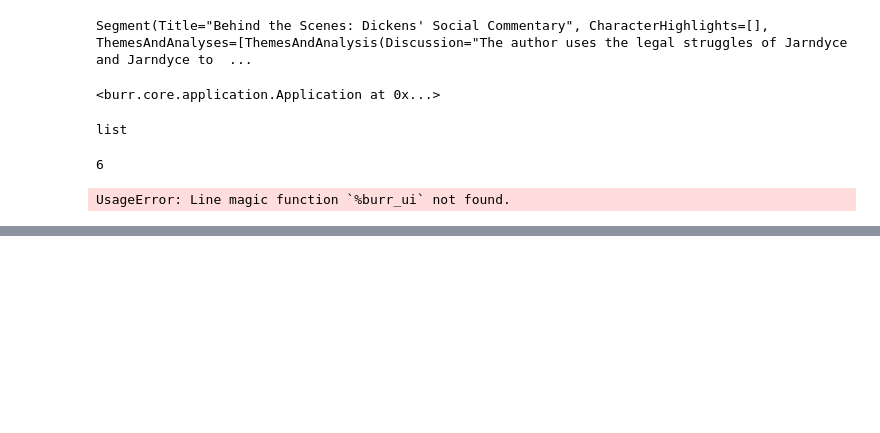
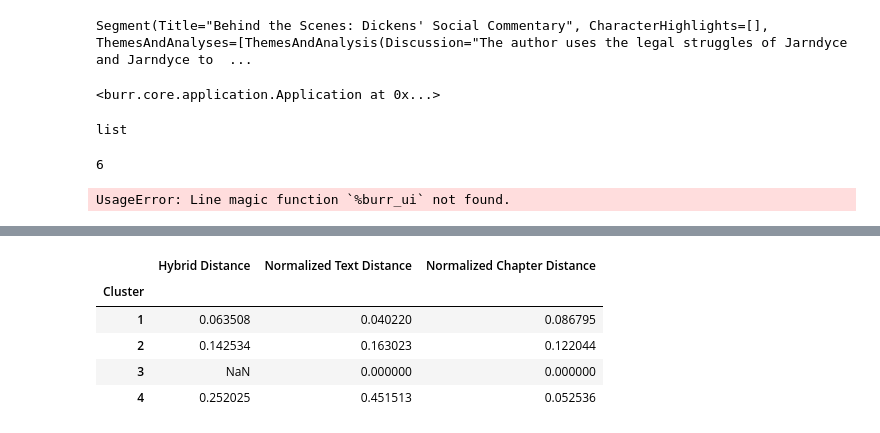
Before and after one commit to cbrew/BleakHouse, a Jupyter notebook: BleakHouse.ipynb, the cells around one changed output, grey strips where cells are left out. Saved outputs shown, nothing was run; the diff lists cells and outputs as text; code cells hidden in the pictures; blank space fills up the shorter version.

```diff
--- a/BleakHouse.ipynb
+++ b/BleakHouse.ipynb
@@ -760,0 +817,9 @@ UsageError: Line magic function `%burr_ui` not found.
+# %%
+scores.groupby('Cluster')[['Hybrid Distance','Normalized Text Distance', 'Normalized Chapter Distance']].mean()
+# %% [output]
+|  | Hybrid Distance | Normalized Text Distance | Normalized Chapter Distance |
+| Cluster |  |  |  |
+| 1 | 0.063508 | 0.040220 | 0.086795 |
+| 2 | 0.142534 | 0.163023 | 0.122044 |
+| 3 | NaN | 0.000000 | 0.000000 |
+| 4 | 0.252025 | 0.451513 | 0.052536 |
```
Also changed, not shown: parts of 7 cells of this notebook, 12 other files.
